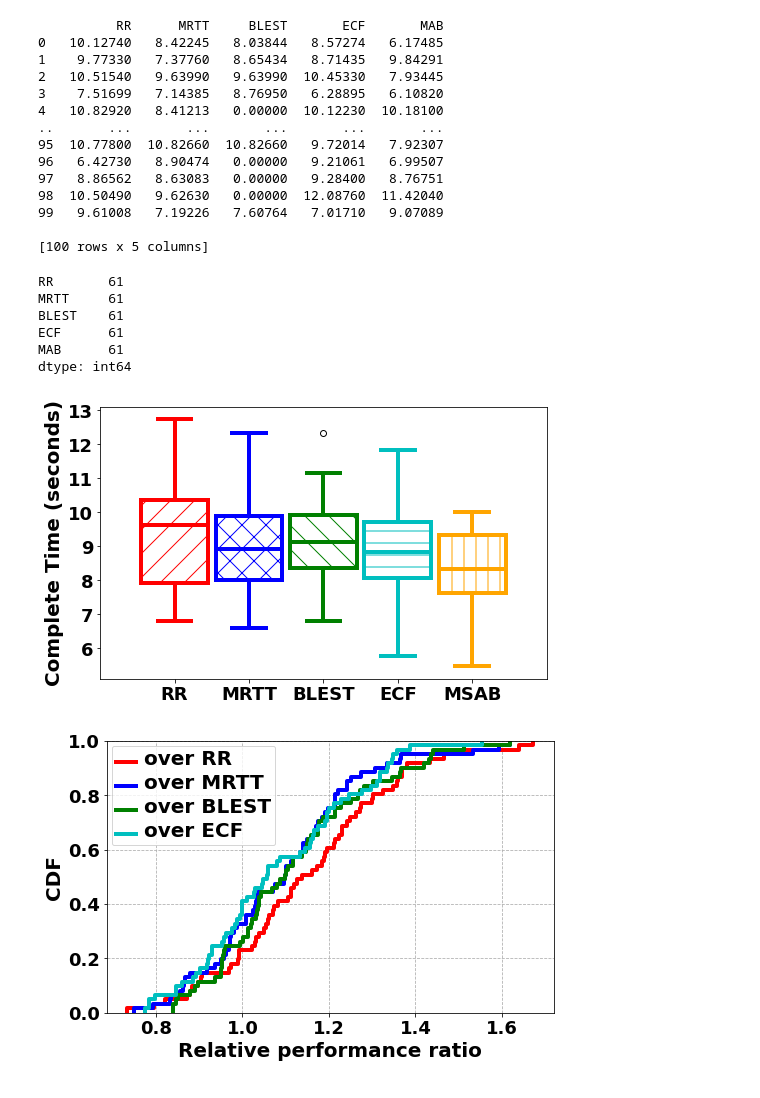
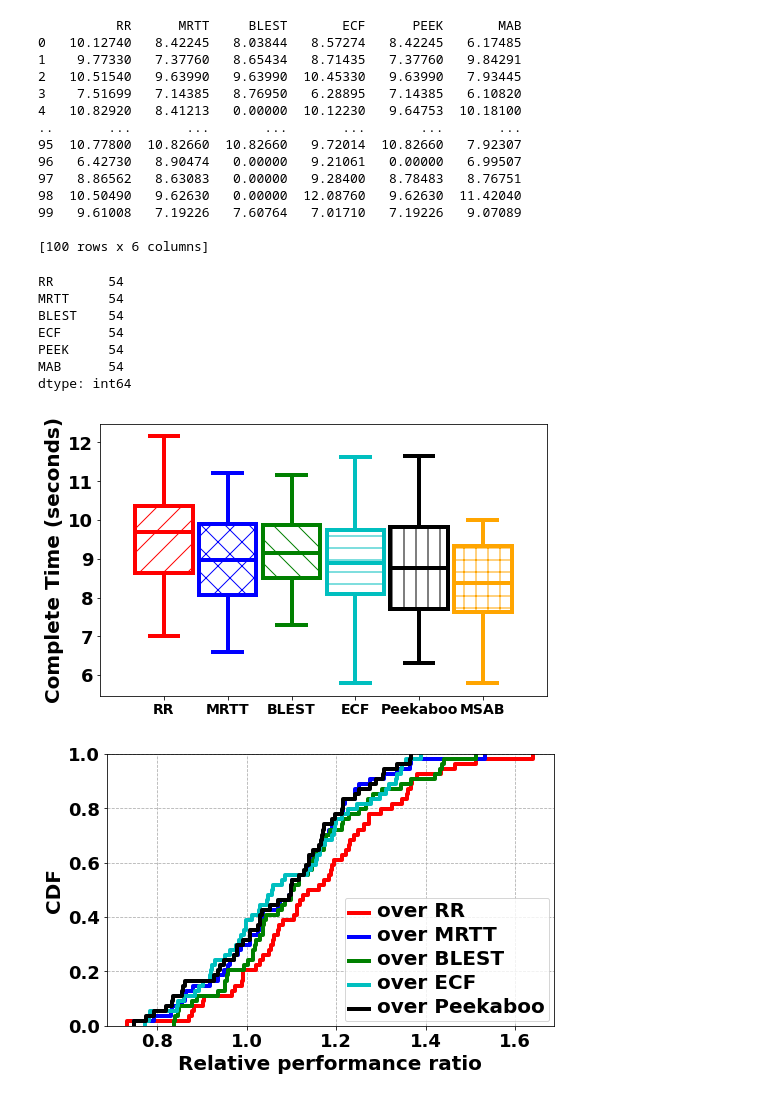
Before and after one commit to ssjShirley/mpquic-ns3, a Jupyter notebook: results-icc/draw-complete-time-high.ipynb, the cells around one changed output. Cells and saved outputs as stored; diff of their text form; code cells hidden in the pictures.

Commit message:
implement peekaboo

```diff
--- a/results-icc/draw-complete-time-high.ipynb
+++ b/results-icc/draw-complete-time-high.ipynb
@@ -5,7 +5,7 @@ import pandas as pd
 #s1:
 # rate0 = [2,4,6,8,10]
 # rate1 = [40,42,44,46,48,50]
-schedulerTypes = [0,1,2,3,5]
+schedulerTypes = [0,1,2,3,4,5]
 # skip = [97, 188]
 
 comTime = []
@@ -16,7 +16,7 @@ for j in range(1,101):
     #     continue
     c_time = []
     for i in schedulerTypes:
-        dir = 'dynamic2-'+str(j)
+        dir = 'peedynamic2-'+str(j)
         file = open(dir+'/scheduler'+str(i)+'-queue.txt', 'r')
         last_line = file.readlines()[-1]
         # print(j)
@@ -32,23 +32,23 @@ for j in range(1,101):
     #     c_time.append(d)
     comTime.append(c_time)
 
-dataTotal = pd.DataFrame (comTime, columns = ['RR', 'MRTT', 'BLEST', 'ECF', 'MAB'])
+dataTotal = pd.DataFrame (comTime, columns = ['RR', 'MRTT', 'BLEST', 'ECF', 'PEEK', 'MAB'])
 print(dataTotal)
 # %% [output]
-          RR      MRTT     BLEST       ECF       MAB
-0   10.12740   8.42245   8.03844   8.57274   6.17485
-1    9.77330   7.37760   8.65434   8.71435   9.84291
-2   10.51540   9.63990   9.63990  10.45330   7.93445
-3    7.51699   7.14385   8.76950   6.28895   6.10820
-4   10.82920   8.41213   0.00000  10.12230  10.18100
-..       ...       ...       ...       ...       ...
-95  10.77800  10.82660  10.82660   9.72014   7.92307
-96   6.42730   8.90474   0.00000   9.21061   6.99507
-97   8.86562   8.63083   0.00000   9.28400   8.76751
-98  10.50490   9.62630   0.00000  12.08760  11.42040
-99   9.61008   7.19226   7.60764   7.01710   9.07089
+          RR      MRTT     BLEST       ECF      PEEK       MAB
+0   10.12740   8.42245   8.03844   8.57274   8.42245   6.17485
+1    9.77330   7.37760   8.65434   8.71435   7.37760   9.84291
+2   10.51540   9.63990   9.63990  10.45330   9.63990   7.93445
+3    7.51699   7.14385   8.76950   6.28895   7.14385   6.10820
+4   10.82920   8.41213   0.00000  10.12230   9.64753  10.18100
+..       ...       ...       ...       ...       ...       ...
+95  10.77800  10.82660  10.82660   9.72014  10.82660   7.92307
+96   6.42730   8.90474   0.00000   9.21061   0.00000   6.99507
+97   8.86562   8.63083   0.00000   9.28400   8.78483   8.76751
+98  10.50490   9.62630   0.00000  12.08760   9.62630  11.42040
+99   9.61008   7.19226   7.60764   7.01710   7.19226   9.07089
 
-[100 rows x 5 columns]
+[100 rows x 6 columns]
 # %%
 toDrop = dataTotal.loc[dataTotal["BLEST"] == 0.0].index.tolist()
 dataTotal = dataTotal.drop(toDrop)
@@ -58,6 +58,8 @@ toDrop =dataTotal.loc[dataTotal["MRTT"] == 0.0].index.tolist()
 dataTotal = dataTotal.drop(toDrop)
 toDrop =dataTotal.loc[dataTotal["ECF"] == 0.0].index.tolist()
 dataTotal = dataTotal.drop(toDrop)
+toDrop =dataTotal.loc[dataTotal["PEEK"] == 0.0].index.tolist()
+dataTotal = dataTotal.drop(toDrop)
 toDrop =dataTotal.loc[dataTotal["MAB"] == 0.0].index.tolist()
 dataTotal = dataTotal.drop(toDrop)
 # %%
@@ -71,6 +73,8 @@ toDrop =dataTotal.loc[dataTotal["MRTT"] > 14.0].index.tolist()
 dataTotal = dataTotal.drop(toDrop)
 toDrop =dataTotal.loc[dataTotal["ECF"] > 14.0].index.tolist()
 dataTotal = dataTotal.drop(toDrop)
+toDrop =dataTotal.loc[dataTotal["PEEK"] > 12.0].index.tolist()
+dataTotal = dataTotal.drop(toDrop)
 toDrop =dataTotal.loc[dataTotal["MAB"] > 10.0].index.tolist()
 dataTotal = dataTotal.drop(toDrop)
 # %%
@@ -91,11 +95,12 @@ dataTotal = dataTotal.drop(toDrop)
 
 dataTotal.count()
 # %% [output]
-RR       61
-MRTT     61
-BLEST    61
-ECF      61
-MAB      61
+RR       54
+MRTT     54
+BLEST    54
+ECF      54
+PEEK     54
+MAB      54
 dtype: int64
 # %%
 import matplotlib.pyplot as plt
@@ -105,7 +110,8 @@ ct0 = [dataTotal['RR']]
 ct1 = [dataTotal['MRTT']]
 ct2 = [dataTotal['BLEST']]
 ct3 = [dataTotal['ECF']]
-ct4 = [dataTotal['MAB']]
+ct4 = [dataTotal['PEEK']]
+ct5 = [dataTotal['MAB']]
 
 # ticks = ['dynamic2']
 bar_width = 0.9
@@ -136,6 +142,9 @@ for box in ct_plot3['boxes']:
 ct_plot4 = plt.boxplot(ct4,positions=np.array(np.arange(len(ct4)))+bar_width*4+0.1*4,widths=bar_width, patch_artist=True, boxprops=boxprops, whiskerprops=whiskerprops, capprops=capprops, medianprops = medianprops)
 for box in ct_plot4['boxes']:
     box.set(hatch = '|', fill=False)
+ct_plot5 = plt.boxplot(ct5,positions=np.array(np.arange(len(ct5)))+bar_width*5+0.1*5,widths=bar_width, patch_artist=True, boxprops=boxprops, whiskerprops=whiskerprops, capprops=capprops, medianprops = medianprops)
+for box in ct_plot5['boxes']:
+    box.set(hatch = '+', fill=False)
 
 
 
@@ -144,38 +153,39 @@ def define_box_properties(plot_name, color_code, label):
     for k, v in plot_name.items():
         plt.setp(plot_name.get(k), color=color_code)
 
     # use plot function to draw a small line to name the legend.
     plt.plot([], c=color_code, label=label)
     # plt.legend()
 
 
 # setting colors for each groups
 define_box_properties(ct_plot0, 'red', 'RR')
 define_box_properties(ct_plot1, 'blue', 'MRTT')
 define_box_properties(ct_plot2, 'green', 'BLEST')
 define_box_properties(ct_plot3, 'c', 'ECF')
-define_box_properties(ct_plot4, 'orange', 'MAB')
+define_box_properties(ct_plot4, 'black', 'PEEK')
+define_box_properties(ct_plot5, 'orange', 'MAB')
 
 # set the x label values
-ticks = ['RR', 'MRTT', 'BLEST', 'ECF', 'MSAB']
-plt.xticks([0,1,2,3,4], ticks)
+ticks = ['RR', 'MRTT', 'BLEST', 'ECF', 'Peekaboo', 'MSAB']
+plt.xticks([0,1,2,3,4,5], ticks)
 # plt.tick_params(labelbottom = False, bottom = False)
-plt.xticks(fontsize=18, fontweight='bold')  # 默认字体大小为10
+plt.xticks(fontsize=14, fontweight='bold')  # 默认字体大小为10
 plt.yticks(fontsize=18, fontweight='bold')
 plt.ylabel("Complete Time (seconds)", fontsize=20, fontweight='bold')
 # plt.xlabel("Scheduler", fontsize=20, fontweight='bold')
 # set the limit for x axis
 plt.xlim(-1, len(ticks))
 
 # set the limit for y axis
 # plt.ylim(0, 50)
 
 # set the title
 # plt.title('High Dynamicity')
 plt.savefig('./comTime_high.pdf', format='pdf')
 plt.show()
 # %% [output]
-[figure, old version]
+[figure, new version]
 # %%
 
 import seaborn as sns
@@ -186,6 +196,7 @@ sns.ecdfplot(data = dataTotal['RR']/dataTotal['MAB'], label = "over RR", color='
 sns.ecdfplot(data = dataTotal['MRTT']/dataTotal['MAB'], label = "over MRTT", color='blue', linewidth=4, linestyle="-")
 sns.ecdfplot(data = dataTotal['BLEST']/dataTotal['MAB'], label = "over BLEST", color='green', linewidth=4, linestyle="-")
 sns.ecdfplot(data = dataTotal['ECF']/dataTotal['MAB'], label = "over ECF", color='c', linewidth=4, linestyle="-")
+sns.ecdfplot(data = dataTotal['PEEK']/dataTotal['MAB'], label = "over Peekaboo", color='black', linewidth=4, linestyle="-")
 
 # sns.kdeplot(data = dataTotal['RR']/dataTotal['MAB'], cumulative = True, label = "over RR")
 # sns.kdeplot(data = dataTotal['MRTT']/dataTotal['MAB'], cumulative = True, label = "over MinRTT")
@@ -205,4 +216,4 @@ plt.ylabel("CDF", fontsize=20, fontweight='bold')
 plt.savefig('./cdf_high.pdf', format='pdf')
 plt.show()
 # %% [output]
-[figure, old version]
+[figure, new version]
```
Also changed, not shown: 10 other files.
